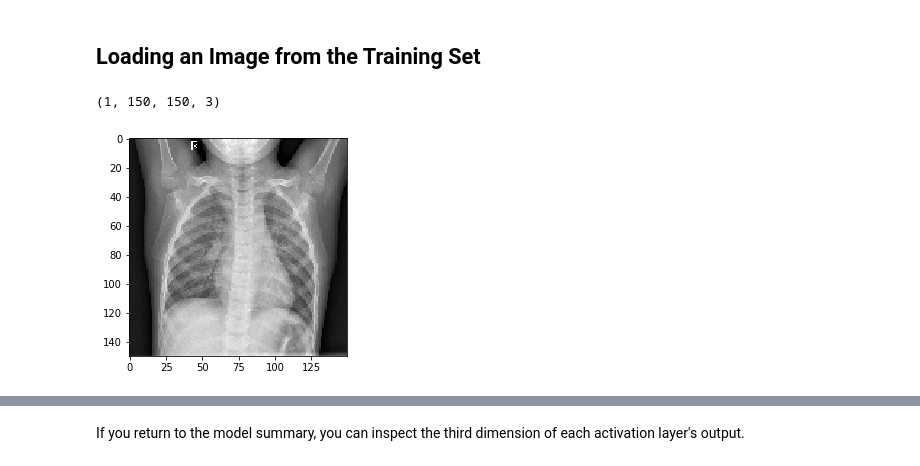
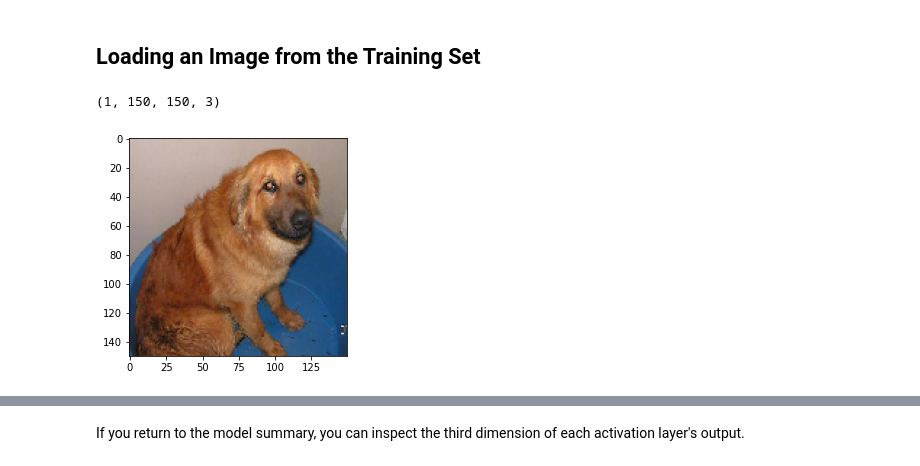
Before and after one commit to learn-co-curriculum/dsc-visualizing-intermediate-activations, a Jupyter notebook: index.ipynb, the cells around one changed output, grey strips where cells are left out. Cells and saved outputs as stored; diff of their text form; code cells hidden in the pictures.

```diff
--- a/index.ipynb
+++ b/index.ipynb
@@ -46,25 +45,25 @@ import numpy as np
 import matplotlib.pyplot as plt
 %matplotlib inline
 # %%
-img_path = 'images/IM-0115-0001.jpeg'
+img_path = 'images/dog.1100.jpg'
 
 
 img = image.load_img(img_path, target_size=(150, 150))
 img_tensor = image.img_to_array(img)
 img_tensor = np.expand_dims(img_tensor, axis=0)
 
 #Follow the Original Model Preprocessing
 img_tensor /= 255.
 
 #Check tensor shape
 print(img_tensor.shape)
 
 #Preview an image
 plt.imshow(img_tensor[0])
 plt.show()
 # %% [output]
 (1, 150, 150, 3)
-[figure, old version]
+[figure, new version]
 # %% [markdown]
 ## Visualizing a Layer
 
```
Also changed, not shown: parts of 7 cells of this notebook, 14 other files.
